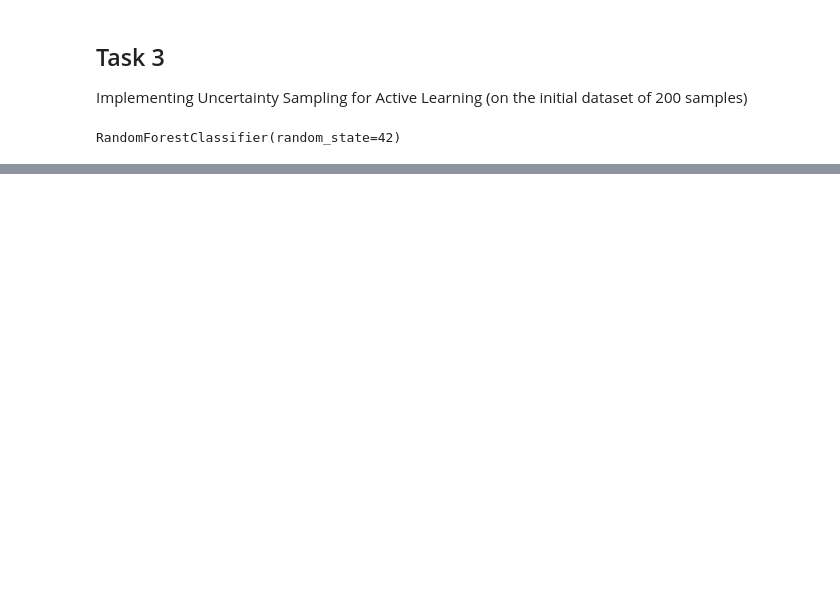
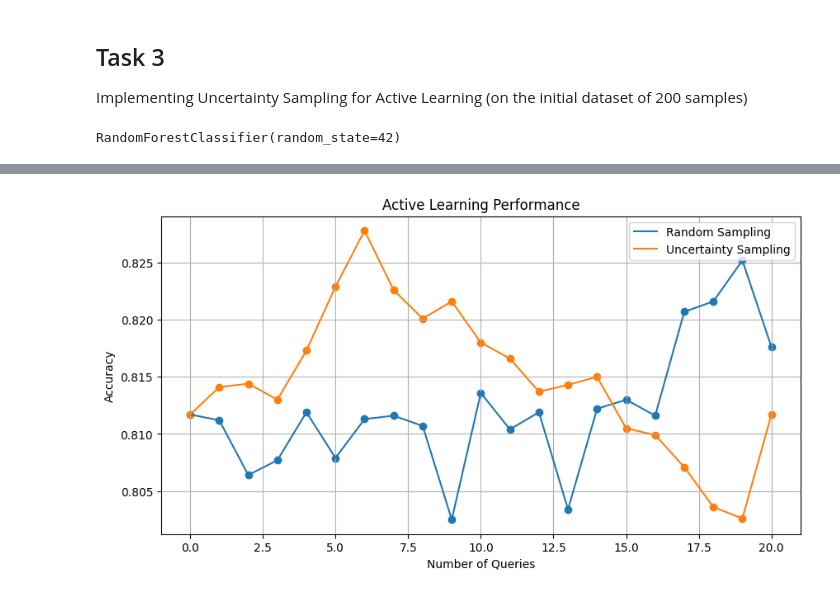
Before and after one commit to Praanshu101/Active_Learning, a Jupyter notebook: Lab4.ipynb, the cells around one changed output, grey strips where cells are left out. Saved outputs shown, nothing was run; the diff lists cells and outputs as text; code cells hidden in the pictures; blank space fills up the shorter version.

```diff
--- a/Lab4.ipynb
+++ b/Lab4.ipynb
@@ -103,0 +134,4 @@ print(X_pool.shape)
+# %%
+# Calculate the initial accuracy
+initial_accuracy = np.mean(classifier1.predict(X_test) == y_test)
+print(f'Initial accuracy: {initial_accuracy:.3f}')
@@ -109,9 +192,9 @@ Implementing Uncertainty Sampling for Active Learning (on the initial dataset of
 from sklearn.ensemble import RandomForestClassifier
 
 # Create a random forest classifier
-classifier = RandomForestClassifier(n_estimators=100, random_state=42)
+classifier2 = RandomForestClassifier(n_estimators=100, random_state=42)
 
 # Train the classifier on the initially labeled dataset
-classifier.fit(X_initial, y_initial)
+classifier2.fit(X_initial, y_initial)
 # %% [output]
 RandomForestClassifier(random_state=42)
@@ -140,0 +201,4 @@ Initial accuracy: 0.812
+# %%
+# Calculate the initial accuracy
+initial_accuracy = np.mean(classifier2.predict(X_test) == y_test)
+print(f'Initial accuracy: {initial_accuracy:.3f}')
@@ -141,10 +207,14 @@ Initial accuracy: 0.812
 # %%
 # Active Learning Loop (20 iterations)
 n_queries = 20
+accuracy2 = [initial_accuracy]
+X_initial2 = np.array(X_initial)
+y_initial2 = np.array(y_initial)
+X_pool2 = np.array(X_pool)
 
 for i in range(n_queries):
     # Compute uncertainty (Label Entropy) for each sample in the unlabeled pool using entropy.
-    uncertainty = -np.clip(classifier.predict_proba(X_pool), 1e-10, 1.0) * np.log(np.clip(classifier.predict_proba(X_pool), 1e-10, 1.0)) # Ensure probabilities are within [epsilon, 1]
+    uncertainty = -np.clip(classifier2.predict_proba(X_pool2), 1e-10, 1.0) * np.log(np.clip(classifier2.predict_proba(X_pool2), 1e-10, 1.0)) # Ensure probabilities are within [epsilon, 1]
 
     # Vector of uncertainties
     uncertainty = uncertainty.sum(axis=1)
@@ -156,21 +226,22 @@ for i in range(n_queries):
     query_idx = np.argmax(uncertainty)
 
     # Add the queried sample to the labelled dataset.
-    X_initial = np.vstack((X_initial, X_pool[query_idx]))
-    y_initial = np.append(y_initial, mnist["train"]["label"][unlabeled_pool_idx[query_idx]])
+    X_initial2 = np.vstack((X_initial2, X_pool2[query_idx]))
+    y_initial2 = np.append(y_initial2, mnist["train"]["label"][unlabeled_pool_idx[query_idx]])
 
     # Remove the queried sample from the unlabelled pool
-    X_pool = np.delete(X_pool, query_idx, axis=0)
+    X_pool2 = np.delete(X_pool2, query_idx, axis=0)
 
     # Print the queried index and the true label
     print(f'Query {i + 1}/{n_queries}, Queried Index: {unlabeled_pool_idx[query_idx]}, True Label: {mnist["train"]["label"][unlabeled_pool_idx[query_idx]]}')
 
     # Retrain the model and check the model's accuracy on the test set.
-    classifier.fit(X_initial, y_initial)
+    classifier2.fit(X_initial2, y_initial2)
 
     # Calculate the accuracy
-    accuracy = classifier.score(X_test, y_test)
+    accuracy = classifier2.score(X_test, y_test)
     print(f'Query {i + 1}/{n_queries}, Accuracy: {accuracy:.3f}')
+    accuracy2.append(accuracy)
 # %% [output]
 Query 1/20, Uncertainty: 1.684
 Query 1/20, Queried Index: 28803, True Label: 3
@@ -191,0 +270,16 @@ Query 20/20, Accuracy: 0.809
+# %%
+import matplotlib.pyplot as plt
+
+# Plot the accuracy of the models
+plt.figure(figsize=(10, 5))
+plt.plot(range(n_queries + 1), accuracy1, label='Random Sampling')
+plt.plot(range(n_queries + 1), accuracy2, label='Uncertainty Sampling')
+plt.scatter(range(n_queries + 1), accuracy1)
+plt.scatter(range(n_queries + 1), accuracy2)
+plt.xlabel('Number of Queries')
+plt.ylabel('Accuracy')
+plt.title('Active Learning Performance')
+plt.legend()
+plt.grid()
+# %% [output]
+[figure, added]
```
Also changed, not shown: parts of 11 cells of this notebook.
